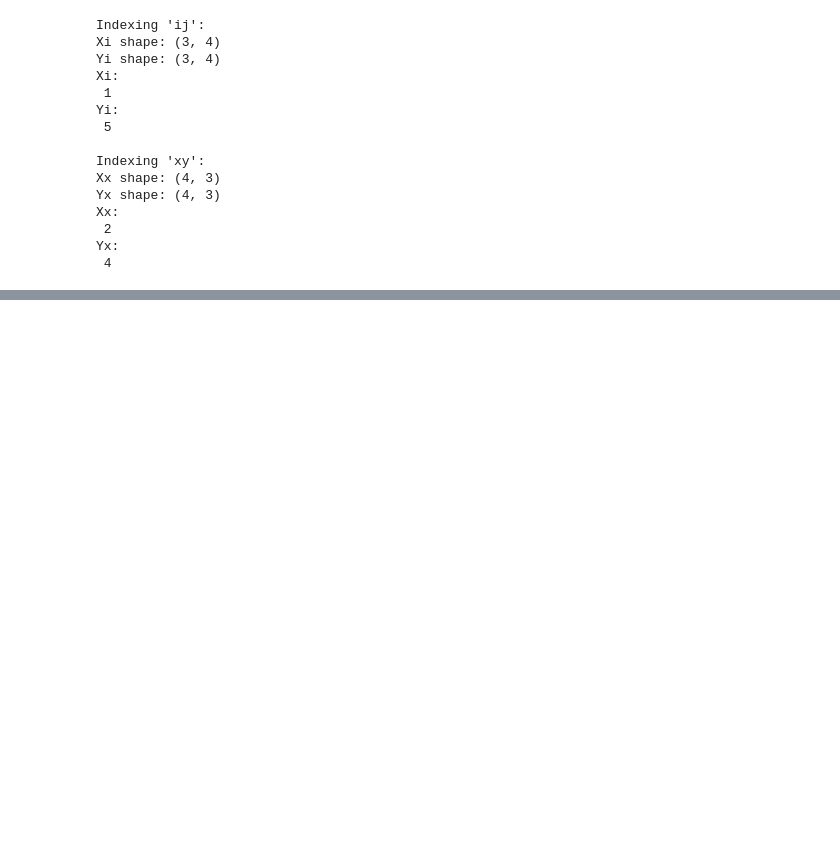
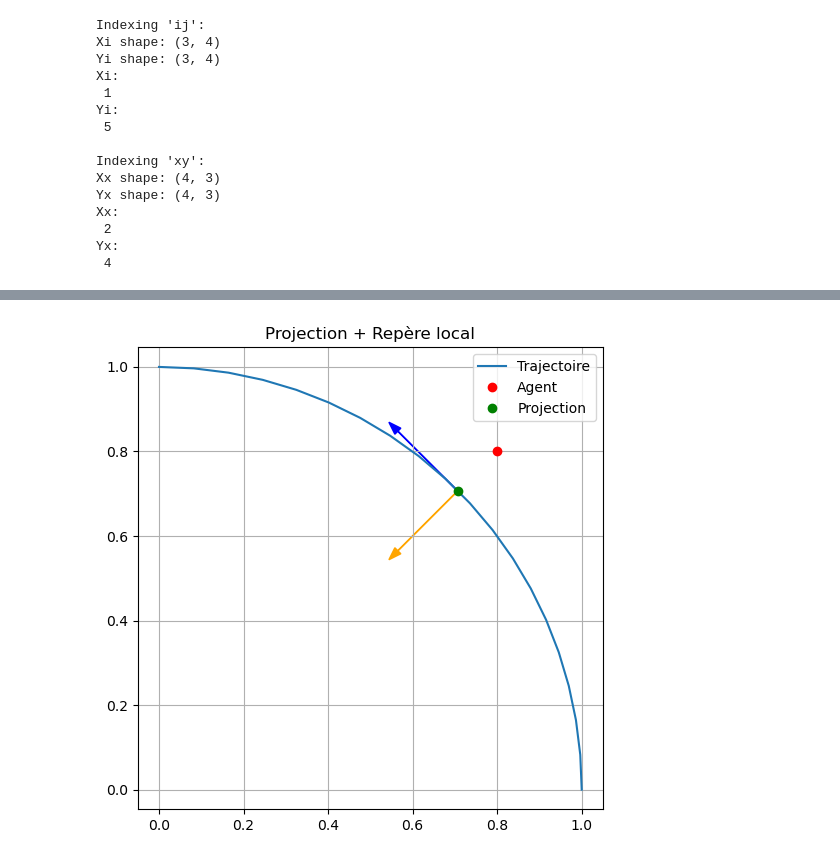
Before and after one commit to lauraachoquett/microswimmer_internship, a Jupyter notebook: src/ez.ipynb, the cells around one changed output, grey strips where cells are left out. Saved outputs shown, nothing was run; the diff lists cells and outputs as text; code cells hidden in the pictures; blank space fills up the shorter version.

```diff
--- a/src/ez.ipynb
+++ b/src/ez.ipynb
@@ -224,0 +348,81 @@ Yx:
+# %%
+import numpy as np
+import matplotlib.pyplot as plt
+
+def project_point_on_segment(p, a, b):
+    """Projette le point p sur le segment [a, b]"""
+    ab = b - a
+    ap = p - a
+    t = np.dot(ap, ab) / (np.dot(ab, ab) + 1e-8)
+    t_clamped = np.clip(t, 0.0, 1.0)
+    projection = a + t_clamped * ab
+    return projection, t_clamped
+
+def compute_closest_projection(p, path):
+    """Trouve la projection de p sur les segments de la courbe"""
+    min_dist = float('inf')
+    closest_proj = None
+    closest_index = 0
+    closest_t = 0
+
+    for i in range(len(path) - 1):
+        a, b = path[i], path[i+1]
+        proj, t = project_point_on_segment(p, a, b)
+        dist = np.linalg.norm(p - proj)
+        if dist < min_dist:
+            min_dist = dist
+            closest_proj = proj
+            closest_index = i
+            closest_t = t
+
+    return closest_proj, closest_index, closest_t
+
+def compute_local_frame(a, b):
+    """Repère tangent-normal en 2D entre a et b"""
+    tangent = b - a
+    tangent /= np.linalg.norm(tangent)
+    normal = np.array([-tangent[1], tangent[0]])  # rotation de 90°
+    return tangent, normal
+
+# ==== Exécution exemple ====
+
+# Trajectoire = arc de cercle discretisé
+theta = np.linspace(0, np.pi / 2, 20)
+radius = 1.0
+path = np.stack([radius * np.cos(theta), radius * np.sin(theta)], axis=1)
+
+# Position de l'agent
+agent_pos = np.array([0.8, 0.8])
+
+# Projection de l’agent sur le chemin
+proj, idx, t = compute_closest_projection(agent_pos, path)
+
+# Interpolation locale
+a, b = path[idx], path[idx+1]
+frame_tangent, frame_normal = compute_local_frame(a, b)
+
+# Coordonnées relatives dans le repère
+relative_vec = agent_pos - proj
+relative_coords = np.array([
+    np.dot(relative_vec, frame_tangent),
+    np.dot(relative_vec, frame_normal)
+])
+
+print(f"Coordonnées relatives de l’agent : {relative_coords}")
+
+# ==== Visualisation ====
+plt.figure(figsize=(6, 6))
+plt.plot(path[:, 0], path[:, 1], label='Trajectoire')
+plt.plot(agent_pos[0], agent_pos[1], 'ro', label='Agent')
+plt.plot(proj[0], proj[1], 'go', label='Projection')
+
+# Repère
+scale = 0.2
+plt.arrow(proj[0], proj[1], scale * frame_tangent[0], scale * frame_tangent[1], color='blue', head_width=0.02)
+plt.arrow(proj[0], proj[1], scale * frame_normal[0], scale * frame_normal[1], color='orange', head_width=0.02)
+plt.legend()
+plt.axis('equal')
+plt.grid(True)
+plt.title('Projection + Repère local')
+plt.show()
+# %% [output]
@@ -224,0 +430 @@ Yx:
+[figure, added]
```
Also changed, not shown: parts of 9 cells of this notebook, 7 other files.
